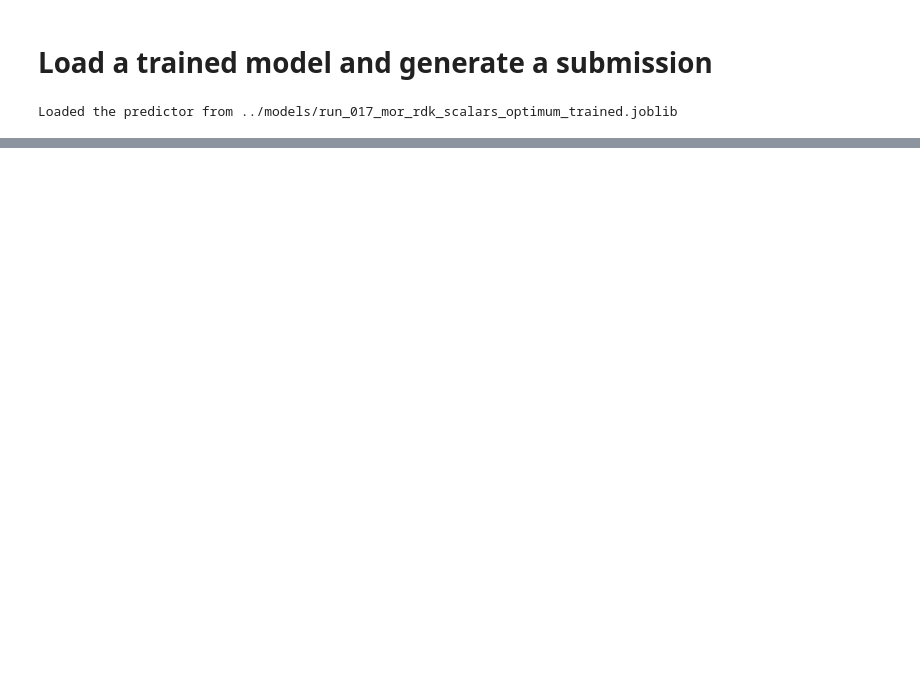
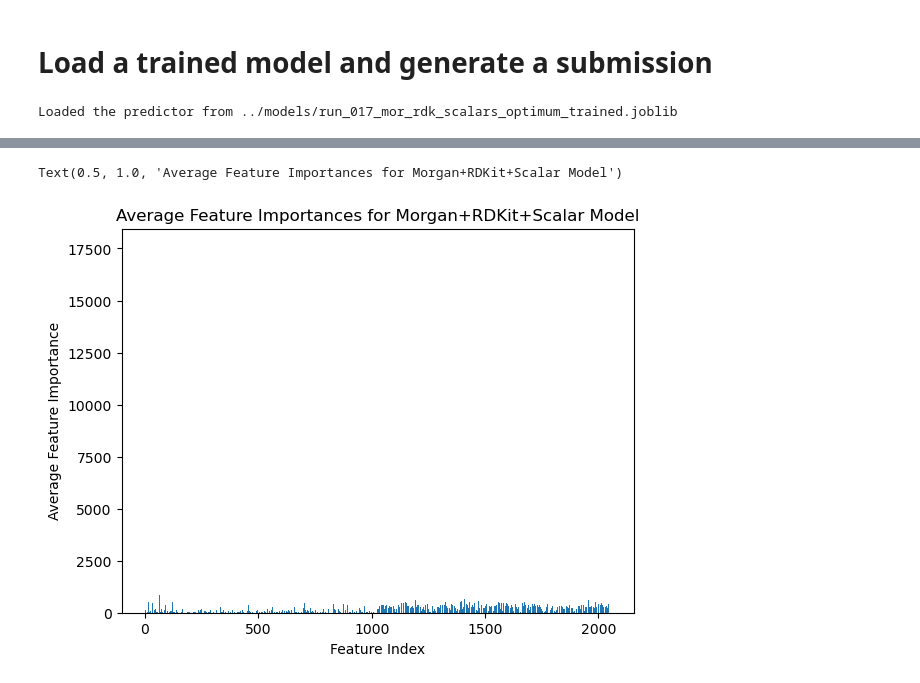
Before and after one commit to fuentediezjaime/pIC50_prediction_pipeline, a Jupyter notebook: notebooks/data_analysis.ipynb, the cells around one changed output, grey strips where cells are left out. Drawn from its saved outputs; the diff is of its cells as text; code cells hidden in the pictures; blank space fills up the shorter version.

```diff
--- a/notebooks/data_analysis.ipynb
+++ b/notebooks/data_analysis.ipynb
@@ -123,0 +224,16 @@ submission_df.to_csv('submission.csv', index=False)
+# %%
+# Compute the aggregate importance of the morgan, the rdkit and the scalars.
+len(importance_ratings[:])
+
+#average the importance of each feature across the replicas, take care of the indices
+feature_indices = importance_ratings[0]['feature_index']
+feature_indices
+
+result = importance_ratings[0].copy()
+
+exit = []
+for i in range(1,4):
+    for feature_idx in result['feature_index']:
+        result.loc[result['feature_index'] == feature_idx, 'importance'] += importance_ratings[i].loc[importance_ratings[i]['feature_index'] == feature_idx, 'importance'].values[0]
+
+result['importance'] = result['importance']/4
@@ -123,0 +257,11 @@ submission_df.to_csv('submission.csv', index=False)
+# %%
+# barplot of the average importances
+f = plt.figure()
+ax = f.add_axes((0.1,0.1,0.8,0.8))
+ax.bar(result['feature_index'], result['importance'])
+ax.set_xlabel('Feature Index')
+ax.set_ylabel('Average Feature Importance')
+ax.set_title('Average Feature Importances for Morgan+RDKit+Scalar Model')
+# %% [output]
+Text(0.5, 1.0, 'Average Feature Importances for Morgan+RDKit+Scalar Model')
+[figure, added]
```
Also changed, not shown: parts of 17 cells of this notebook, 2 other files.
